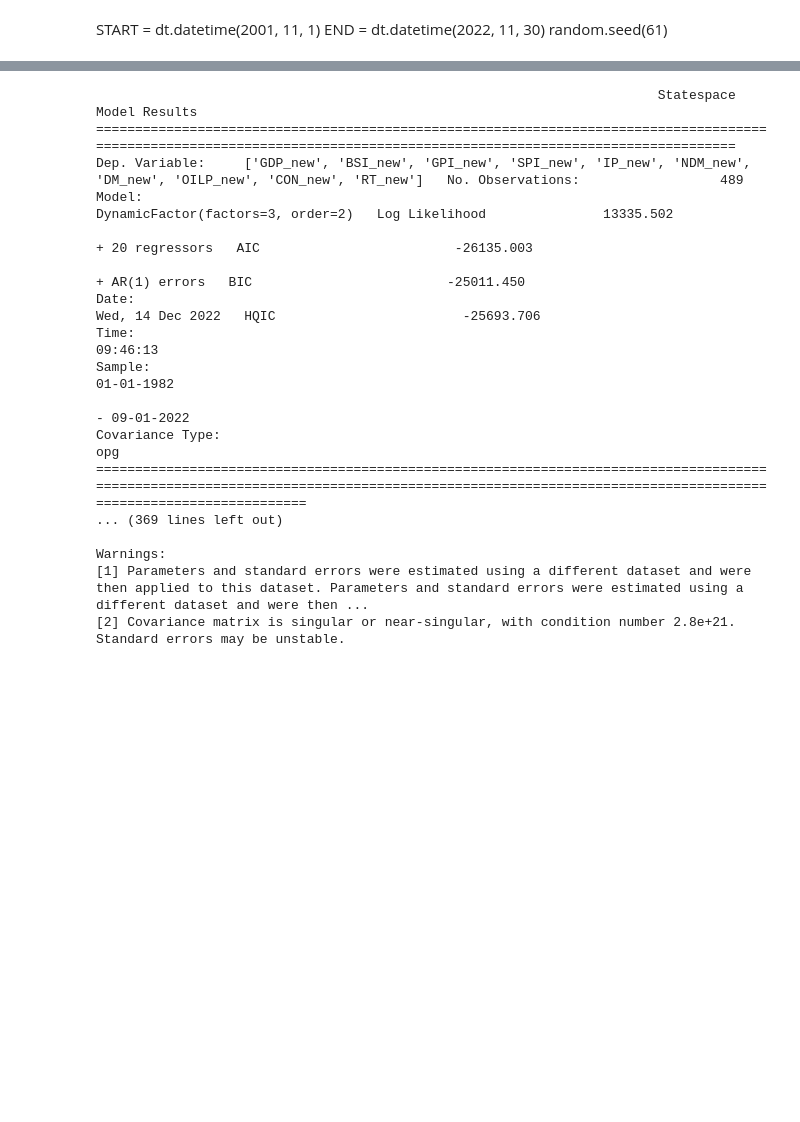
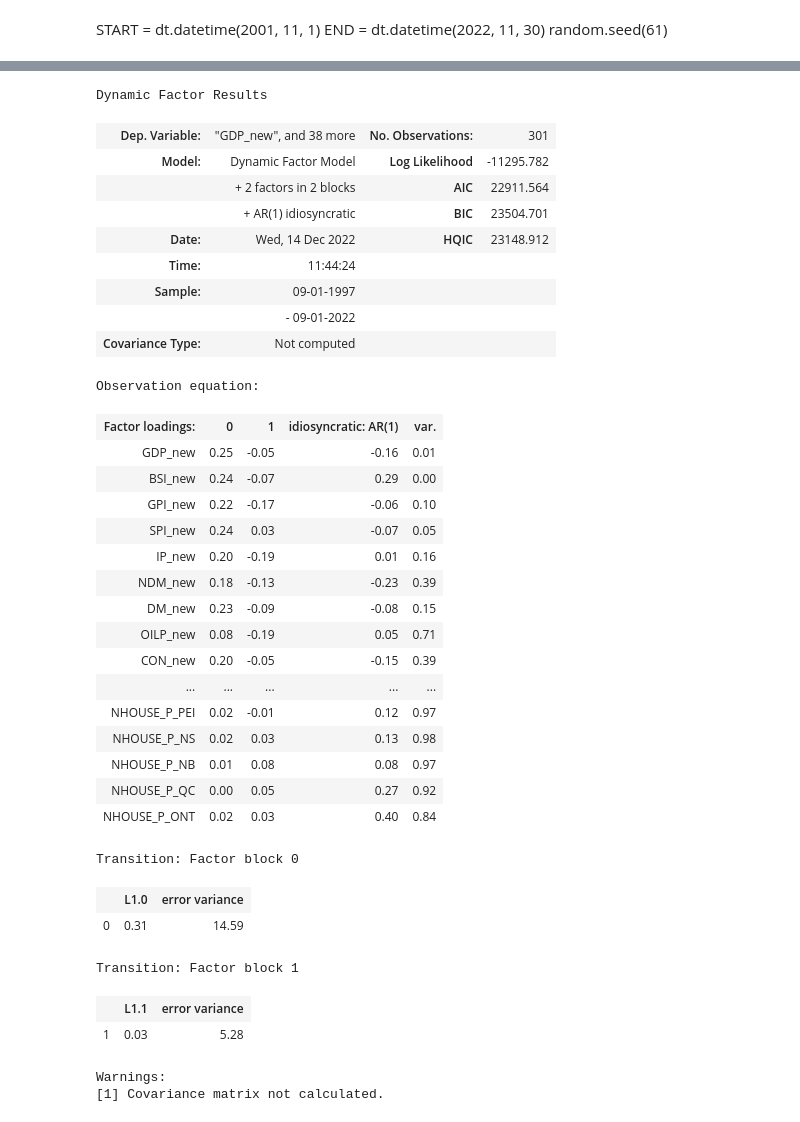
Before and after one commit to philtousi/dynamic_factor_models, a Jupyter notebook: dfm.ipynb, the cells around one changed output, grey strips where cells are left out. Drawn from its saved outputs; the diff is of its cells as text; code cells hidden in the pictures; blank space fills up the shorter version.

```diff
--- a/dfm.ipynb
+++ b/dfm.ipynb
@@ -104,5 +74,5 @@ plt.show()
 # %%
-results = results.apply(df, lag_df)
-forecast = results.forecast(steps=h, exog=pd.concat([df.iloc[-1], df.iloc[-2]],axis=1))
+results = results.apply(df)
+forecast = results.forecast(steps=h)
 forecast
 # %% [output]
@@ -116,20 +87,38 @@ plt.show()
-# %%
-print(results.summary())
-# %% [output]
-                                                                        Statespace Model Results
-========================================================================================================================================================================
-Dep. Variable:     ['GDP_new', 'BSI_new', 'GPI_new', 'SPI_new', 'IP_new', 'NDM_new', 'DM_new', 'OILP_new', 'CON_new', 'RT_new']   No. Observations:                  489
-Model:                                                                                        DynamicFactor(factors=3, order=2)   Log Likelihood               13335.502
-                                                                                                                + 20 regressors   AIC                         -26135.003
-                                                                                                                 + AR(1) errors   BIC                         -25011.450
-Date:                                                                                                          Wed, 14 Dec 2022   HQIC                        -25693.706
-Time:                                                                                                                  09:46:13
-Sample:                                                                                                              01-01-1982
-                                                                                                                   - 09-01-2022
-Covariance Type:                                                                                                            opg
-=======================================================================================================================================================================================================
-... (369 lines left out)
-
-Warnings:
-[1] Parameters and standard errors were estimated using a different dataset and were then applied to this dataset. Parameters and standard errors were estimated using a different dataset and were then ...
-[2] Covariance matrix is singular or near-singular, with condition number 2.8e+21. Standard errors may be unstable.
+# %%
+results.summary()
+# %% [output]
+Dynamic Factor Results
+| Dep. Variable: | "GDP_new", and 38 more | No. Observations: | 301 |
+| Model: | Dynamic Factor Model | Log Likelihood | -11295.782 |
+|  | + 2 factors in 2 blocks | AIC | 22911.564 |
+|  | + AR(1) idiosyncratic | BIC | 23504.701 |
+| Date: | Wed, 14 Dec 2022 | HQIC | 23148.912 |
+| Time: | 11:44:24 |  |  |
+| Sample: | 09-01-1997 |  |  |
+|  | - 09-01-2022 |  |  |
+| Covariance Type: | Not computed |  |  |
+Observation equation:
+| Factor loadings: | 0 | 1 | idiosyncratic: AR(1) | var. |
+| GDP_new | 0.25 | -0.05 | -0.16 | 0.01 |
+| BSI_new | 0.24 | -0.07 | 0.29 | 0.00 |
+| GPI_new | 0.22 | -0.17 | -0.06 | 0.10 |
+| SPI_new | 0.24 | 0.03 | -0.07 | 0.05 |
+| IP_new | 0.20 | -0.19 | 0.01 | 0.16 |
+| NDM_new | 0.18 | -0.13 | -0.23 | 0.39 |
+| DM_new | 0.23 | -0.09 | -0.08 | 0.15 |
+| OILP_new | 0.08 | -0.19 | 0.05 | 0.71 |
+| CON_new | 0.20 | -0.05 | -0.15 | 0.39 |
+| ... | ... | ... | ... | ... |
+| NHOUSE_P_PEI | 0.02 | -0.01 | 0.12 | 0.97 |
+| NHOUSE_P_NS | 0.02 | 0.03 | 0.13 | 0.98 |
+| NHOUSE_P_NB | 0.01 | 0.08 | 0.08 | 0.97 |
+| NHOUSE_P_QC | 0.00 | 0.05 | 0.27 | 0.92 |
+| NHOUSE_P_ONT | 0.02 | 0.03 | 0.40 | 0.84 |
+Transition: Factor block 0
+|  | L1.0 | error variance |
+| 0 | 0.31 | 14.59 |
+Transition: Factor block 1
+|  | L1.1 | error variance |
+| 1 | 0.03 | 5.28 |
+Warnings:
+[1] Covariance matrix not calculated.
```
Also changed, not shown: parts of 12 cells of this notebook.
